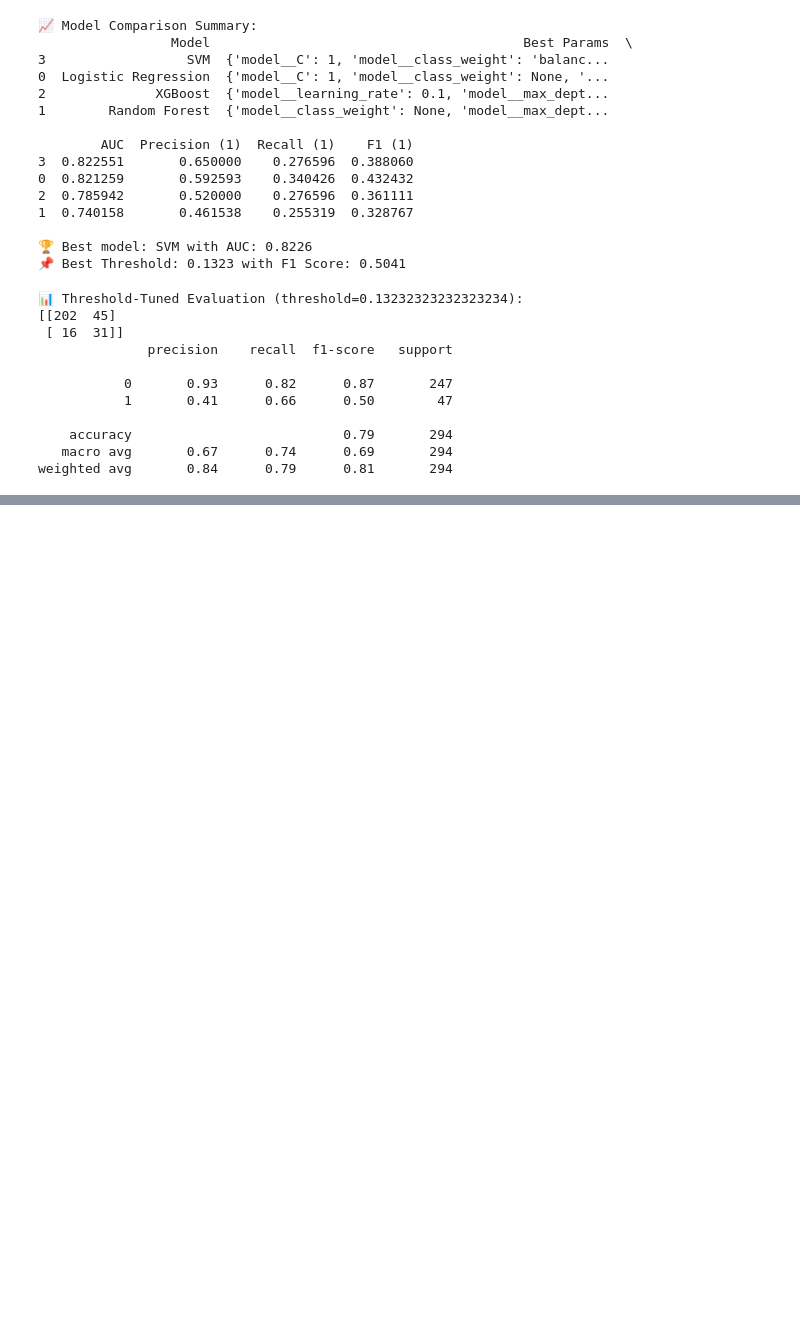
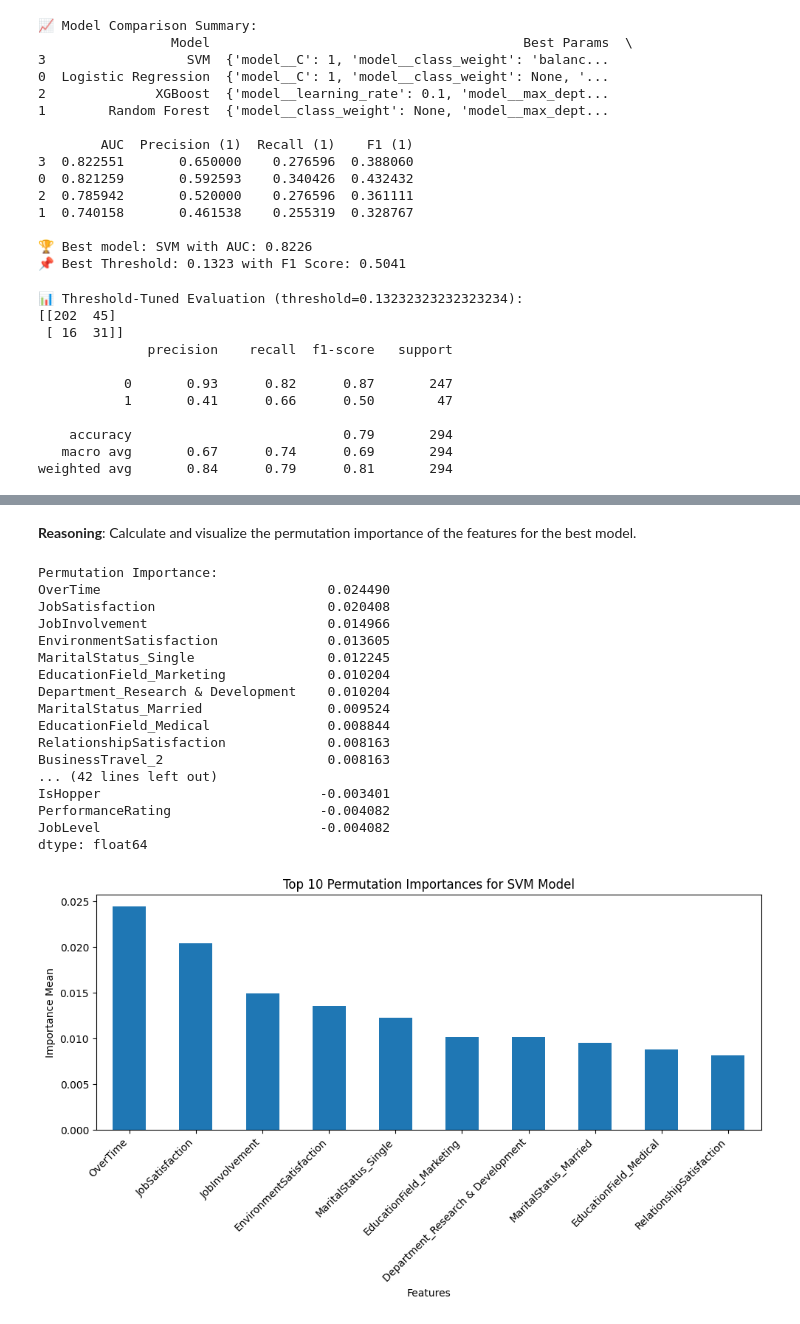
Before and after one commit to Devendra379/HR-Employee-Attrition, a Jupyter notebook: employee_attrition.ipynb, the cells around one changed output, grey strips where cells are left out. Cells and saved outputs as stored; diff of their text form; code cells hidden in the pictures; blank space fills up the shorter version.

Commit message:
improve model

```diff
--- a/employee_attrition.ipynb
+++ b/employee_attrition.ipynb
@@ -486,10 +483,10 @@ pipelines = {
 # %%
-for name, pipe in pipelines.items():
-    pipe.fit(X_train, y_train)
-    y_pred = pipe.predict(X_test)
-    y_proba = pipe.predict_proba(X_test)[:, 1]
+# for name, pipe in pipelines.items():
+#     pipe.fit(X_train, y_train)
+#     y_pred = pipe.predict(X_test)
+#     y_proba = pipe.predict_proba(X_test)[:, 1]
 
-    print(f"\n📊 {name} Results:")
-    print(confusion_matrix(y_test, y_pred))
-    print(classification_report(y_test, y_pred, zero_division=0))
-    print(f"AUC Score: {roc_auc_score(y_test, y_proba):.4f}")
+#     print(f"\n📊 {name} Results:")
+#     print(confusion_matrix(y_test, y_pred))
+#     print(classification_report(y_test, y_pred, zero_division=0))
+#     print(f"AUC Score: {roc_auc_score(y_test, y_proba):.4f}")
@@ -748,0 +715,45 @@ with open("feature_order.json", "w") as f:
+# %% [markdown]
+**Reasoning**:
+Calculate and visualize the permutation importance of the features for the best model.
+# %%
+from sklearn.inspection import permutation_importance
+
+# Calculate permutation importance
+perm_importance = permutation_importance(best_model_pipeline, X_test, y_test, random_state=42)
+
+# Create a pandas Series and sort
+perm_importance_series = pd.Series(perm_importance.importances_mean, index=X_test.columns)
+sorted_perm_importance = perm_importance_series.sort_values(ascending=False)
+
+# Print sorted importance
+print("Permutation Importance:")
+print(sorted_perm_importance)
+
+# Plot top 10 features
+plt.figure(figsize=(10, 6))
+sorted_perm_importance.head(10).plot(kind='bar')
+plt.title('Top 10 Permutation Importances for SVM Model')
+plt.xlabel('Features')
+plt.ylabel('Importance Mean')
+plt.xticks(rotation=45, ha='right')
+plt.tight_layout()
+plt.show()
+# %% [output]
+Permutation Importance:
+OverTime                             0.024490
+JobSatisfaction                      0.020408
+JobInvolvement                       0.014966
+EnvironmentSatisfaction              0.013605
+MaritalStatus_Single                 0.012245
+EducationField_Marketing             0.010204
+Department_Research & Development    0.010204
+MaritalStatus_Married                0.009524
+EducationField_Medical               0.008844
+RelationshipSatisfaction             0.008163
+BusinessTravel_2                     0.008163
+... (42 lines left out)
+IsHopper                            -0.003401
+PerformanceRating                   -0.004082
+JobLevel                            -0.004082
+dtype: float64
+[figure, added]
```
Also changed, not shown: parts of 15 cells of this notebook.
